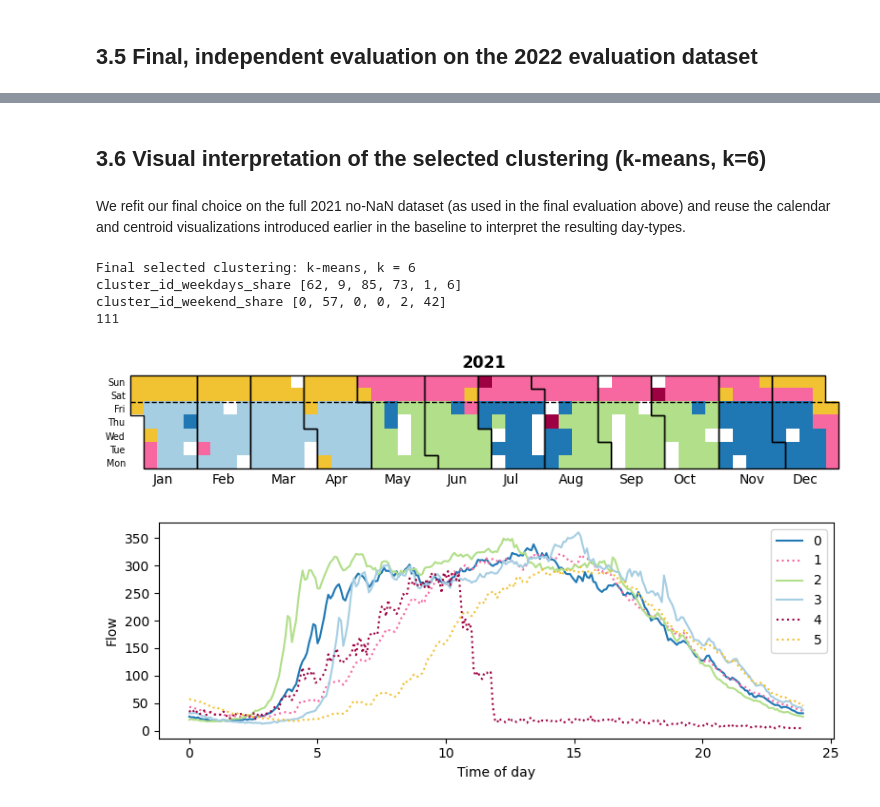
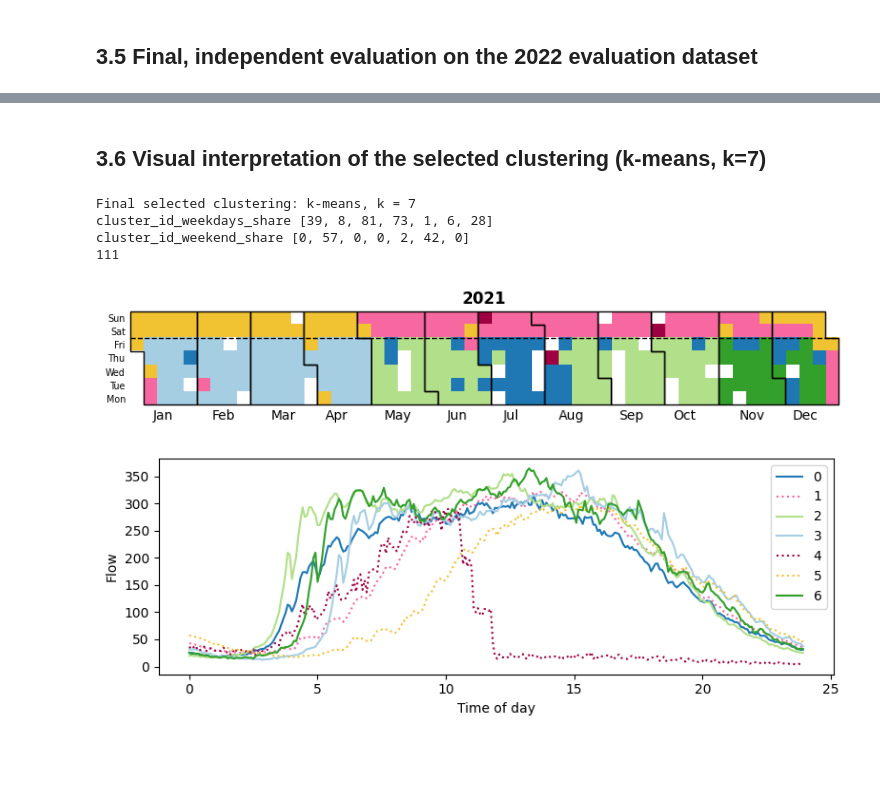
Before and after one commit to jankotschy/Applied-AI-in-Transportation, a Jupyter notebook: Assignment_3.ipynb, the cells around one changed output, grey strips where cells are left out. Saved outputs shown, nothing was run; the diff lists cells and outputs as text; code cells hidden in the pictures; blank space fills up the shorter version.

```diff
--- a/Assignment_3.ipynb
+++ b/Assignment_3.ipynb
@@ -648,8 +626,6 @@ from sklearn.metrics import calinski_harabasz_score, silhouette_score, davies_bo
 import sklearn.metrics.pairwise as dis_lib
 
 def fit_clustering(method, Xd, **params):
-    """Fit one of the 4 clustering methods and return integer cluster labels
-    (DBSCAN noise points get label -1, exactly like scikit-learn's convention)."""
     if method == "kmeans":
         model = KMeans(n_clusters=params["k"], random_state=0, n_init="auto").fit(Xd)
         return model.labels_
@@ -668,11 +644,6 @@ def fit_clustering(method, Xd, **params):
 
 
 def internal_scores(Xd, labels):
-    """Return (silhouette, calinski_harabasz, davies_bouldin) or None if the
-    clustering is degenerate (fewer than 2 real clusters, or (almost) one point per cluster).
-    DBSCAN noise points (label -1) are excluded from the scoring, which is the standard way to
-    evaluate density-based clusterings: noise is "no cluster", not a cluster of its own, and
-    scoring it as one artificially inflates separation-based metrics."""
     mask = labels != -1
     Xd_eff, labels_eff = Xd[mask], labels[mask]
     n_clusters_found = len(np.unique(labels_eff))
@@ -688,8 +659,6 @@ def internal_scores(Xd, labels):
 
 
 def compute_centroids(Xd, labels, drop_noise=True):
-    """Historical-mean centroid per cluster label (same idea as in the baseline example above).
-    DBSCAN noise (-1) is dropped by default since it is not a coherent day-type."""
     centroids = []
     for lab in np.unique(labels):
         if drop_noise and lab == -1:
@@ -699,7 +668,6 @@ def compute_centroids(Xd, labels, drop_noise=True):
 
 
 def find_the_closest_centroid(centroids, new_day, from_interval, to_interval):
-    """Same logic as the baseline external-evaluation script above."""
     closest_centroid, closest_dist = None, None
     for i in range(len(centroids)):
         ed_t = dis_lib.paired_distances(centroids[i][:, from_interval:to_interval + 1],
@@ -710,8 +678,6 @@ def find_the_closest_centroid(centroids, new_day, from_interval, to_interval):
 
 
 def evaluate_short_term_prediction(centroids, Xd, n_past_intervals=5):
-    """Run the exact one-step-ahead, closest-centroid forecasting task used in the baseline
-    external-evaluation section, and return (MAE, MAPE) averaged over all days/intervals in Xd."""
     n_int = Xd.shape[1]
     total_mae, total_mape, n = 0.0, 0.0, 0
     for i in range(Xd.shape[0]):
@@ -1045,24 +918,20 @@ final_df
 # %% [markdown]
-## 3.6 Visual interpretation of the selected clustering (k-means, k=6)
+## 3.6 Visual interpretation of the selected clustering (k-means, k=7)
-# %% [markdown]
-We refit our final choice on the full 2021 no-NaN dataset (as used in the final evaluation above) and
-reuse the calendar and centroid visualizations introduced earlier in the baseline to interpret the resulting
-day-types.
 # %%
-final_method, final_params = "kmeans", dict(k=6)
+final_method, final_params = "kmeans", dict(k=7)
 cluster_labels = fit_clustering(final_method, vectorized_day_dataset_no_nans, **final_params)
 n_clusters_t = len(np.unique(cluster_labels))
 print("Final selected clustering: k-means, k =", n_clusters_t)
 
 days_colors, color_to_cluster, style_to_cluster = assign_colors(n_clusters_t, days_not_nans, cluster_labels)
 make_calendar_visualization_figure(days_not_nans, cluster_labels, n_clusters_t, [2021], days_colors,
                                     color_to_cluster, save_figure=None)
 # %% [output]
-Final selected clustering: k-means, k = 6
-cluster_id_weekdays_share [62, 9, 85, 73, 1, 6]
-cluster_id_weekend_share [0, 57, 0, 0, 2, 42]
+Final selected clustering: k-means, k = 7
+cluster_id_weekdays_share [39, 8, 81, 73, 1, 6, 28]
+cluster_id_weekend_share [0, 57, 0, 0, 2, 42, 0]
 111
-[figure, old version]
+[figure, new version]
 # %%
 centroids_xx, centroids_yy_daytypes, cluster_ids = [], [], []
 for i in range(n_clusters_t):
@@ -1073,4 +942,4 @@ for i in range(n_clusters_t):
 
 make_figure_centroids(centroids_xx, centroids_yy_daytypes, color_to_cluster, style_to_cluster, cluster_ids)
 # %% [output]
-[figure, old version]
+[figure, new version]
```
Also changed, not shown: parts of 14 cells of this notebook.
